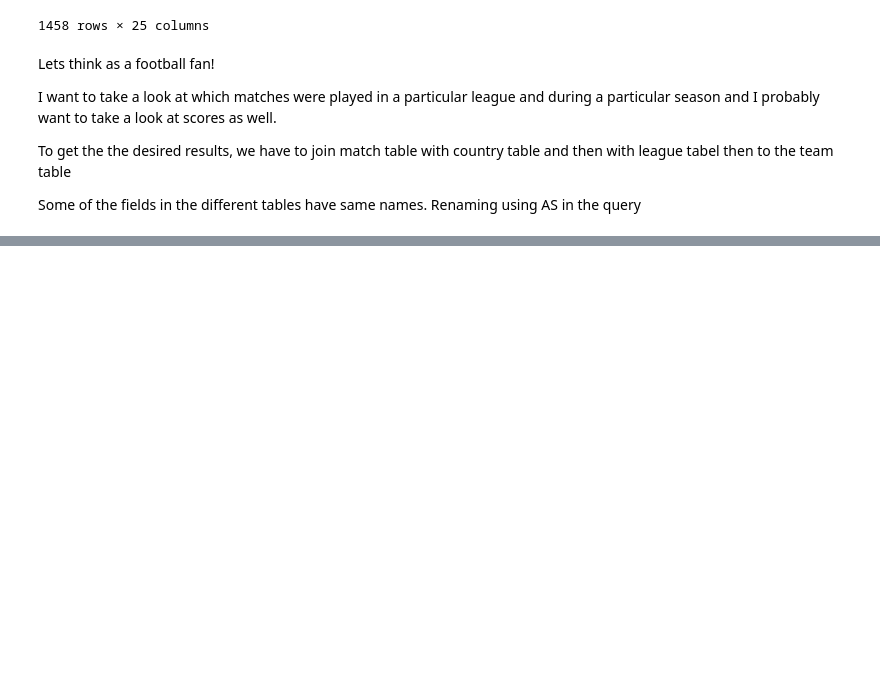
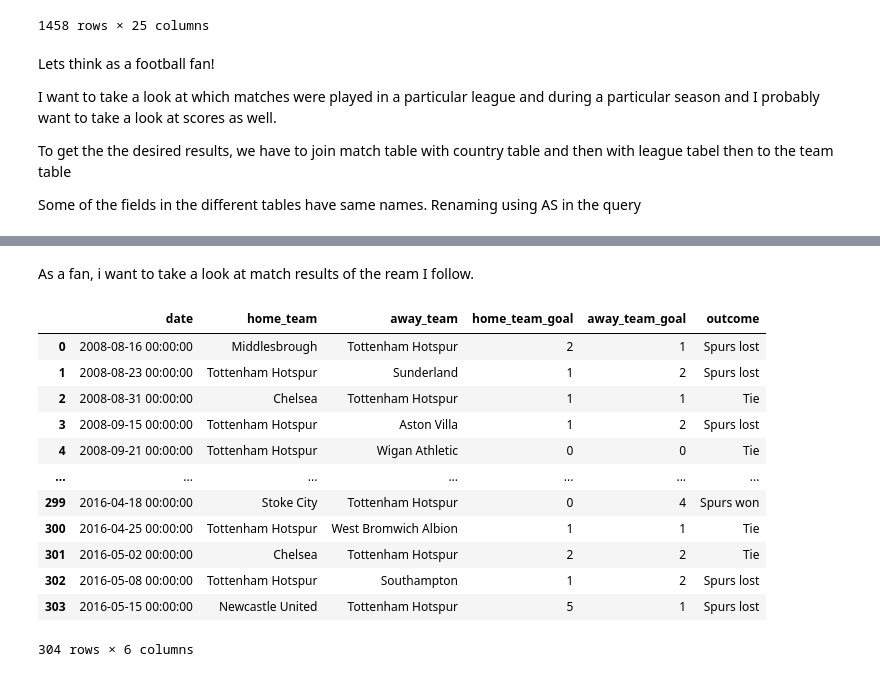
Before and after one commit to ram-polisetti/DataScience, a Jupyter notebook: sql-data-analysis-european-soccer-league.ipynb, the cells around one changed output, grey strips where cells are left out. Saved outputs shown, nothing was run; the diff lists cells and outputs as text; code cells hidden in the pictures; blank space fills up the shorter version.

```diff
--- a/sql-data-analysis-european-soccer-league.ipynb
+++ b/sql-data-analysis-european-soccer-league.ipynb
@@ -192,3 +192,37 @@ detailed_matches
 | 7 | 4395 | England | England Premier League | 2015/2016 | 2015-08-09 00:00:00 | Newcastle United | Southampton | 2 | ... |
 | 8 | 4397 | England | England Premier League | 2015/2016 | 2015-08-09 00:00:00 | Stoke City | Liverpool | 0 | ... |
 | 9 | 4398 | England | England Premier League | 2015/2016 | 2015-08-10 00:00:00 | West Bromwich Albion | Manchester City | 0 | ... |
+# %% [markdown]
+As a fan, i want to take a look at match results of the ream I follow.
+# %%
+tot = pd.read_sql("""
+SELECT m.date,
+HT.team_long_name AS  home_team,
+AT.team_long_name AS away_team,
+home_team_goal,
+away_team_goal,
+CASE WHEN m.home_team_api_id = 8586 and m.home_team_goal > m.away_team_goal THEN 'Spurs won'
+WHEN m.home_team_api_id = 8586 and  m.home_team_goal < m.away_team_goal THEN 'Spurs lost'
+WHEN m.away_team_api_id = 8586 and m.home_team_goal < m.away_team_goal THEN 'Spurs won'
+WHEN m.away_team_api_id = 8586 and m.home_team_goal > m.away_team_goal THEN 'Spurs lost'
+ELSE 'Tie' END AS outcome
+FROM match m
+LEFT JOIN Team AS HT on HT.team_api_id = m.home_team_api_id
+LEFT JOIN Team AS AT on AT.team_api_id = m.away_team_api_id
+WHERE m.home_team_api_id = 8586 or m.away_team_api_id = 8586
+Order by 1;""", conn)
+tot
+# %% [output]
+|  | date | home_team | away_team | home_team_goal | away_team_goal | outcome |
+| 0 | 2008-08-16 00:00:00 | Middlesbrough | Tottenham Hotspur | 2 | 1 | Spurs lost |
+| 1 | 2008-08-23 00:00:00 | Tottenham Hotspur | Sunderland | 1 | 2 | Spurs lost |
+| 2 | 2008-08-31 00:00:00 | Chelsea | Tottenham Hotspur | 1 | 1 | Tie |
+| 3 | 2008-09-15 00:00:00 | Tottenham Hotspur | Aston Villa | 1 | 2 | Spurs lost |
+| 4 | 2008-09-21 00:00:00 | Tottenham Hotspur | Wigan Athletic | 0 | 0 | Tie |
+| ... | ... | ... | ... | ... | ... | ... |
+| 299 | 2016-04-18 00:00:00 | Stoke City | Tottenham Hotspur | 0 | 4 | Spurs won |
+| 300 | 2016-04-25 00:00:00 | Tottenham Hotspur | West Bromwich Albion | 1 | 1 | Tie |
+| 301 | 2016-05-02 00:00:00 | Chelsea | Tottenham Hotspur | 2 | 2 | Tie |
+| 302 | 2016-05-08 00:00:00 | Tottenham Hotspur | Southampton | 1 | 2 | Spurs lost |
+| 303 | 2016-05-15 00:00:00 | Newcastle United | Tottenham Hotspur | 5 | 1 | Spurs lost |
+304 rows × 6 columns
```
